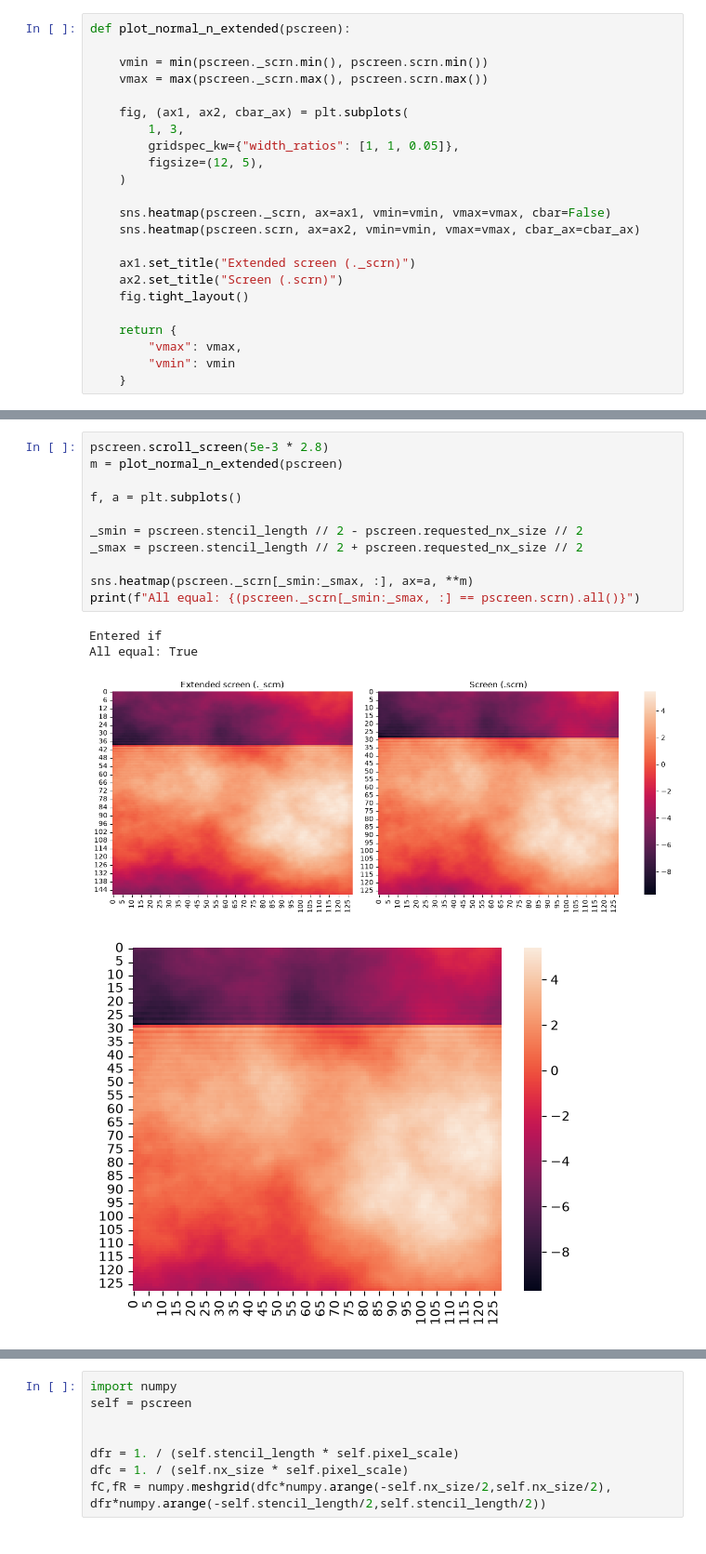
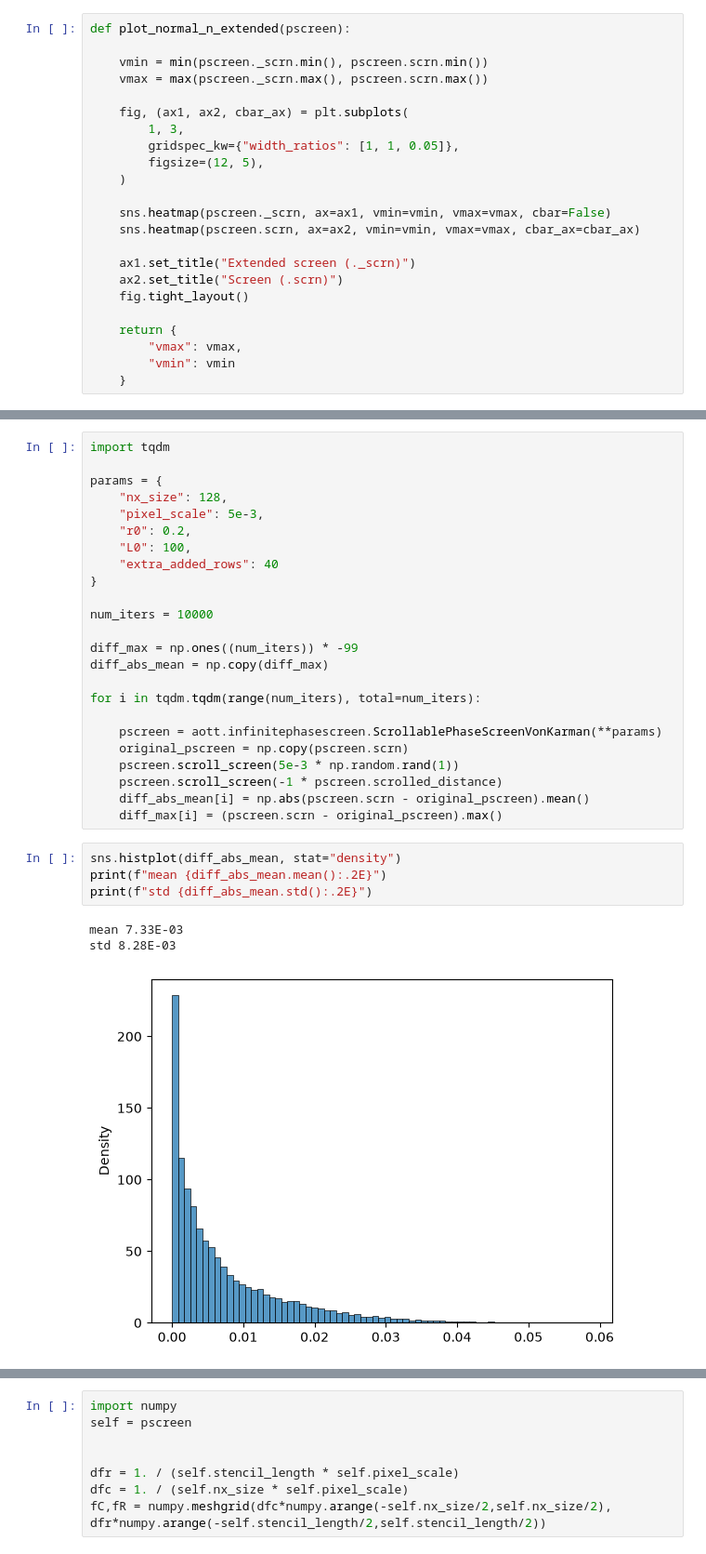
Before and after one commit to SirCrocker/aotools, a Jupyter notebook: testing.ipynb, the cells around one changed output, grey strips where cells are left out. Shown at 93% size. Cells and saved outputs as stored; diff of their text form.

```diff
--- a/testing.ipynb
+++ b/testing.ipynb
@@ -44,16 +61,32 @@ Size of _scrn: (148, 128) | Size of .scrn: (128, 128)
 # %%
-pscreen.scroll_screen(5e-3 * 2.8)
-m = plot_normal_n_extended(pscreen)
+import tqdm
 
-f, a = plt.subplots()
+params = {
+    "nx_size": 128,
+    "pixel_scale": 5e-3,
+    "r0": 0.2,
+    "L0": 100,
+    "extra_added_rows": 40
+}
 
-_smin = pscreen.stencil_length // 2 - pscreen.requested_nx_size // 2
-_smax = pscreen.stencil_length // 2 + pscreen.requested_nx_size // 2
+num_iters = 10000
 
-sns.heatmap(pscreen._scrn[_smin:_smax, :], ax=a, **m)
-print(f"All equal: {(pscreen._scrn[_smin:_smax, :] == pscreen.scrn).all()}")
+diff_max = np.ones((num_iters)) * -99
+diff_abs_mean = np.copy(diff_max)
+
+for i in tqdm.tqdm(range(num_iters), total=num_iters):
+
+    pscreen = aott.infinitephasescreen.ScrollablePhaseScreenVonKarman(**params)
+    original_pscreen = np.copy(pscreen.scrn)
+    pscreen.scroll_screen(5e-3 * np.random.rand(1))
+    pscreen.scroll_screen(-1 * pscreen.scrolled_distance)
+    diff_abs_mean[i] = np.abs(pscreen.scrn - original_pscreen).mean()
+    diff_max[i] = (pscreen.scrn - original_pscreen).max()
-# %% [output]
-Entered if
-All equal: True
-[figure, removed]
-[figure, removed]
+# %%
+sns.histplot(diff_abs_mean, stat="density")
+print(f"mean {diff_abs_mean.mean():.2E}")
+print(f"std {diff_abs_mean.std():.2E}")
+# %% [output]
+mean 7.33E-03
+std 8.28E-03
+[figure, added]
```
Also changed, not shown: parts of 5 cells of this notebook, 1 other file.
